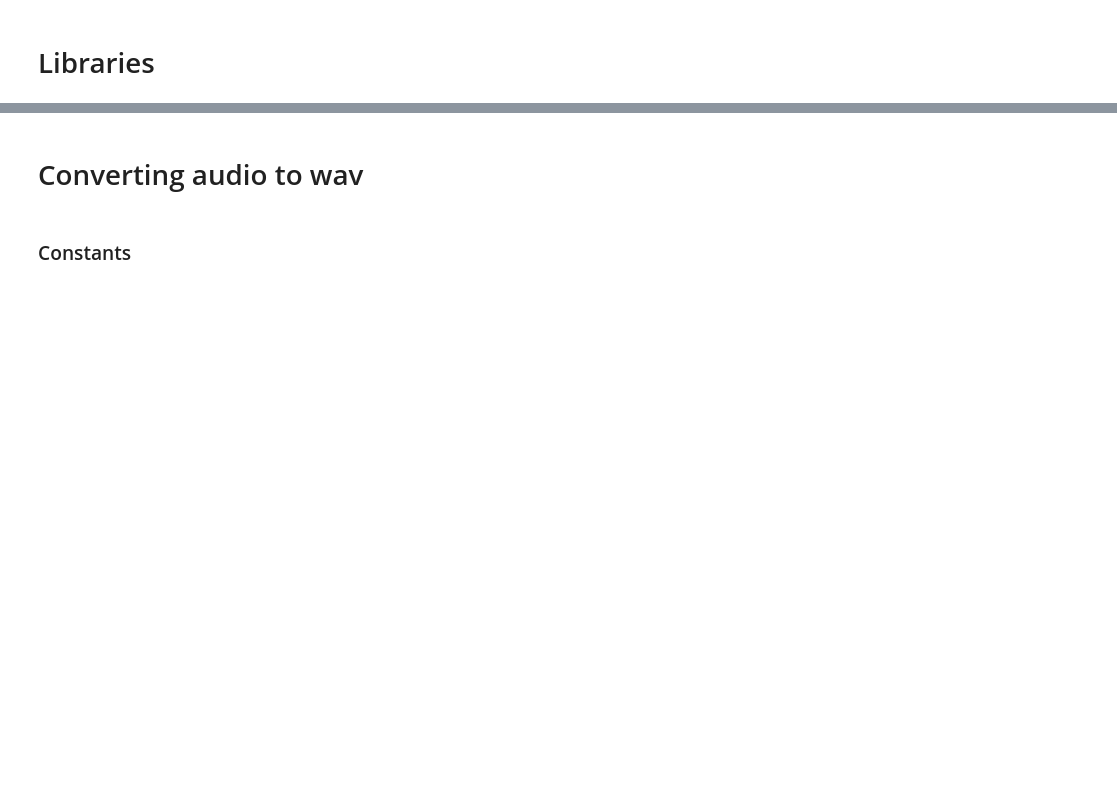
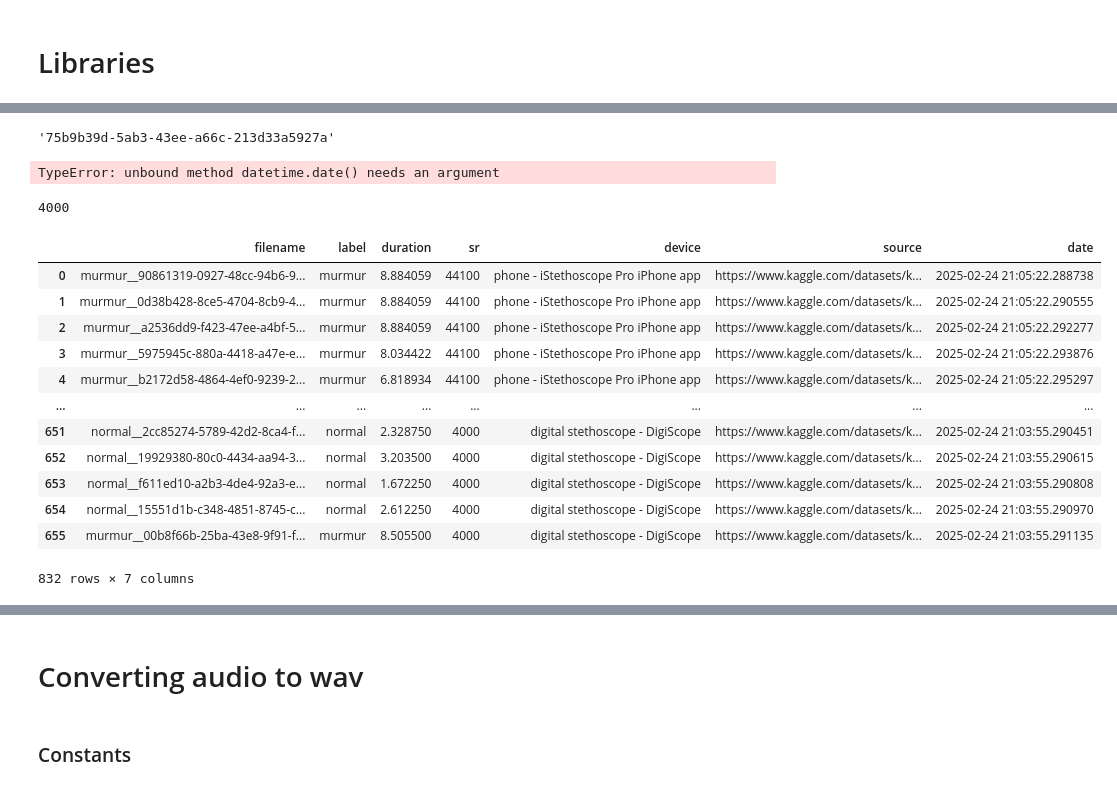
Before and after one commit to Cardionix/Cardionix, a Jupyter notebook: notebooks/preprocessing.ipynb, the cells around one changed output, grey strips where cells are left out. Saved outputs shown, nothing was run; the diff lists cells and outputs as text; code cells hidden in the pictures; blank space fills up the shorter version.

Commit message:
chore: pipeline, config, and notebook updates for the V3 line

```diff
--- a/notebooks/preprocessing.ipynb
+++ b/notebooks/preprocessing.ipynb
@@ -8,0 +73,11 @@ import pandas as pd
+# %%
+import uuid
+f"{uuid.uuid4()}"
+# %% [output]
+'75b9b39d-5ab3-43ee-a66c-213d33a5927a'
+# %%
+from datetime import datetime
+
+f"{datetime.date()}"
+# %% [output]
+TypeError: unbound method datetime.date() needs an argument
@@ -8,0 +86,63 @@ import pandas as pd
+# %%
+wave, sr = librosa.load("/home/merci/code/PycharmProjects/cardionix-pipeline/data/archive/set_b/Bunlabelledtest__109_1305653646620_D.wav", sr=None)
+librosa.get_duration(y=wave, sr=sr)
+# %% [output]
+4000
+# %%
+def listdir(dirpath: str | Path) -> list[str, ...]:
+    data = {
+        "filename": [],
+        "label": [],
+        "duration": [],
+        "sr": [],
+        "device": [],
+        "source": [],
+        "date": []
+    }
+
+
+    for i, filename in enumerate(os.listdir(dirpath)):
+        now = datetime.now()
+
+        label = filename.split("_")[0].lower()
+        new_filename = f"{label}__{uuid.uuid4()}.wav"
+
+        data["filename"].append(new_filename)
+        data["label"].append(label)
+        data["date"].append(now)
+        data["source"].append("https://www.kaggle.com/datasets/kinguistics/heartbeat-sounds")
+        data["device"].append("phone - iStethoscope Pro iPhone app")
+
+        _input: str = f"{dirpath}/{filename}"
+        _output: str = f"{dirpath}/{new_filename}"
+
+        os.rename(_input, _output)
+
+        wave, sr = librosa.load(_output, sr=None)
+        duration = librosa.get_duration(y=wave, sr=sr)
+        data["duration"].append(duration)
+        data["sr"].append(sr)
+
+
+    return pd.DataFrame(data)
+# %%
+D1 = listdir("/home/merci/code/PycharmProjects/cardionix-pipeline/data/archive/set_a")
+# %%
+D2 = listdir("/home/merci/code/PycharmProjects/cardionix-pipeline/data/archive/set_b")
+# %%
+DD = pd.concat([D1, D2])
+DD
+# %% [output]
+|  | filename | label | duration | sr | device | source | date |
+| 0 | murmur__90861319-0927-48cc-94b6-9... | murmur | 8.884059 | 44100 | phone - iStethoscope Pro iPhone app | https://www.kaggle.com/datasets/k... | 2025-02-24 21:05:22.288738 |
+| 1 | murmur__0d38b428-8ce5-4704-8cb9-4... | murmur | 8.884059 | 44100 | phone - iStethoscope Pro iPhone app | https://www.kaggle.com/datasets/k... | 2025-02-24 21:05:22.290555 |
+| 2 | murmur__a2536dd9-f423-47ee-a4bf-5... | murmur | 8.884059 | 44100 | phone - iStethoscope Pro iPhone app | https://www.kaggle.com/datasets/k... | 2025-02-24 21:05:22.292277 |
+| 3 | murmur__5975945c-880a-4418-a47e-e... | murmur | 8.034422 | 44100 | phone - iStethoscope Pro iPhone app | https://www.kaggle.com/datasets/k... | 2025-02-24 21:05:22.293876 |
+| 4 | murmur__b2172d58-4864-4ef0-9239-2... | murmur | 6.818934 | 44100 | phone - iStethoscope Pro iPhone app | https://www.kaggle.com/datasets/k... | 2025-02-24 21:05:22.295297 |
+| ... | ... | ... | ... | ... | ... | ... | ... |
+| 651 | normal__2cc85274-5789-42d2-8ca4-f... | normal | 2.328750 | 4000 | digital stethoscope - DigiScope | https://www.kaggle.com/datasets/k... | 2025-02-24 21:03:55.290451 |
+| 652 | normal__19929380-80c0-4434-aa94-3... | normal | 3.203500 | 4000 | digital stethoscope - DigiScope | https://www.kaggle.com/datasets/k... | 2025-02-24 21:03:55.290615 |
+| 653 | normal__f611ed10-a2b3-4de4-92a3-e... | normal | 1.672250 | 4000 | digital stethoscope - DigiScope | https://www.kaggle.com/datasets/k... | 2025-02-24 21:03:55.290808 |
+| 654 | normal__15551d1b-c348-4851-8745-c... | normal | 2.612250 | 4000 | digital stethoscope - DigiScope | https://www.kaggle.com/datasets/k... | 2025-02-24 21:03:55.290970 |
+| 655 | murmur__00b8f66b-25ba-43e8-9f91-f... | murmur | 8.505500 | 4000 | digital stethoscope - DigiScope | https://www.kaggle.com/datasets/k... | 2025-02-24 21:03:55.291135 |
+832 rows × 7 columns
```
Also changed, not shown: parts of 9 cells of this notebook, 6 other files.
